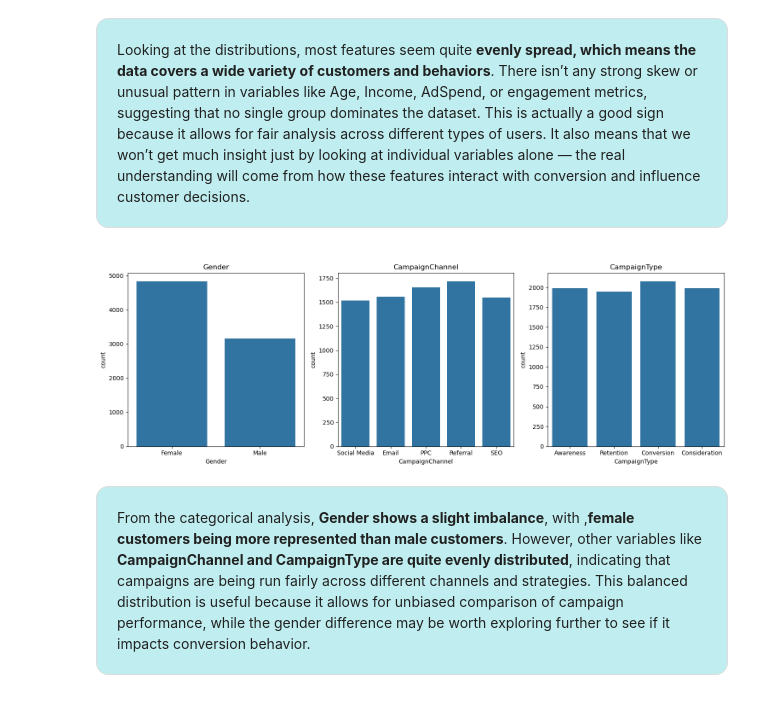
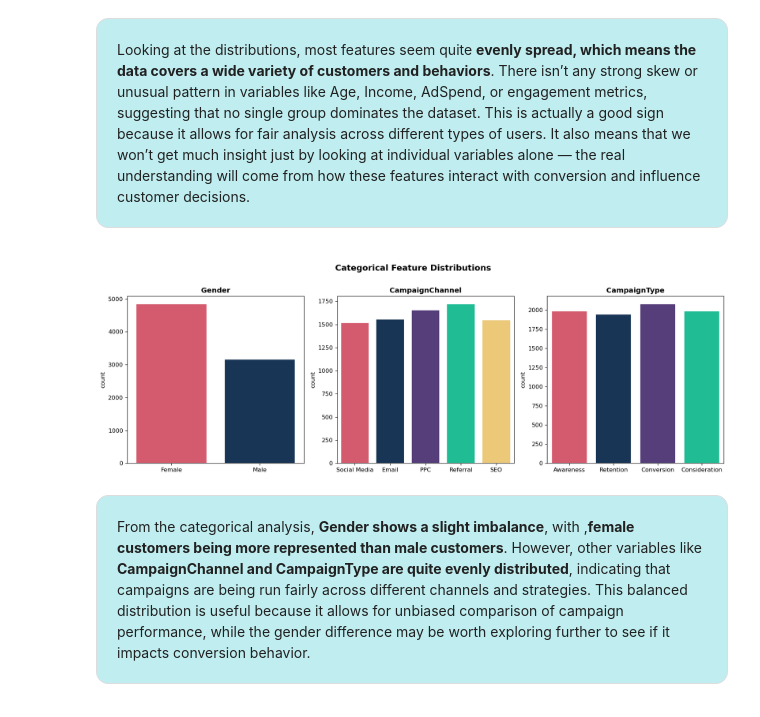
Before and after one commit to Poojaschavan97/Digital-Marketing-Campaign, a Jupyter notebook: Digital Marketing.ipynb, the cells around one changed output. Cells and saved outputs as stored; diff of their text form; code cells hidden in the pictures.

```diff
--- a/Digital Marketing.ipynb
+++ b/Digital Marketing.ipynb
@@ -331,25 +362,24 @@ numerical_distribution()
 # %%
 # plotting countplot for categorical columns
 
-def categorical_distribution():
-    cat_col = digital_data.select_dtypes(include='object').columns.drop(['AdvertisingPlatform','AdvertisingTool'])
+cat_col = digital_data.select_dtypes(include='object').columns.drop(['AdvertisingPlatform','AdvertisingTool'])
 
-    n = len(cat_col)
-    cols = 3
-    rows = math.ceil(n/3)
+n = len(cat_col)
+cols = 3
+rows = math.ceil(n/3)
 
-    plt.figure(figsize=(15,5*rows))
-    for i, col in enumerate(cat_col,1):
-        plt.subplot(rows,cols,i)
-        sns.countplot(x = digital_data[col],)
-        plt.title(col)
+plt.figure(figsize=(15,5*rows))
+for i, col in enumerate(cat_col,1):
+    plt.subplot(rows,cols,i)
+    sns.countplot(x = digital_data[col], palette=PALETTE, edgecolor = 'white')
+    plt.xlabel("")
+    plt.title(col, fontsize = 12, fontweight = 'bold')
 
-    plt.tight_layout()
-    plt.show()
-
-categorical_distribution()
+plt.suptitle("Categorical Feature Distributions", fontsize = 14, fontweight = 'bold', y=1.01)
+plt.tight_layout()
+plt.show()
 # %% [output]
-[figure, old version]
+[figure, new version]
 # %% [markdown]
 <div style="
     background-color:#C0EEF0;
```
Also changed, not shown: parts of 35 cells of this notebook.
